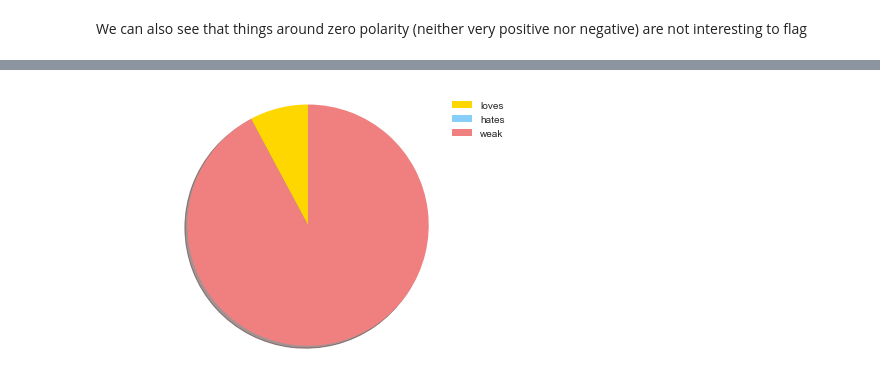
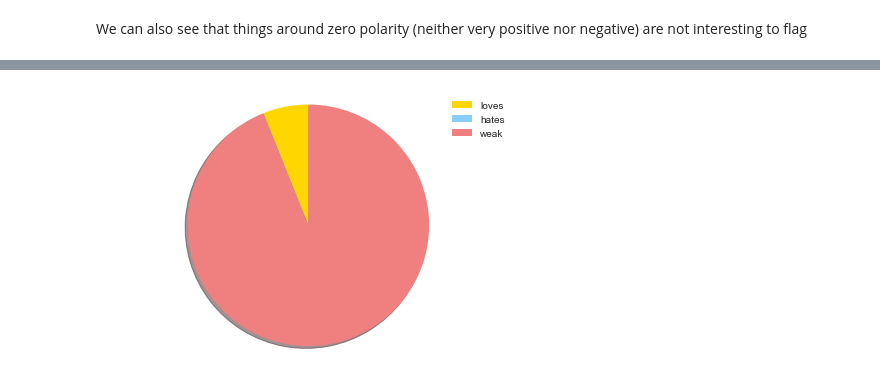
Before and after one commit to eschizoid/gov-cdmx-twitter-sentiment, a Jupyter notebook: visualization/nlptweets.ipynb, the cells around one changed output, grey strips where cells are left out. Drawn from its saved outputs; the diff is of its cells as text; code cells hidden in the pictures.

```diff
--- a/visualization/nlptweets.ipynb
+++ b/visualization/nlptweets.ipynb
@@ -162,14 +162,14 @@ weak 248
 # %%
 labels = ['loves', 'hates', 'weak']
-sizes = [23, 0, 271]
+sizes = [9, 0, 139]
 colors = ['gold', 'lightskyblue', 'lightcoral']
 patches, texts = plt.pie(sizes, colors=colors, shadow=True, startangle=90)
 plt.legend(patches, labels, loc="best")
 plt.axis('equal')
 plt.tight_layout()
 plt.show()
 # %% [output]
-[figure, old version]
+[figure, new version]
 # %%
 fig, ax= plt.subplots()
 ax.scatter(love.magnitude, love.score, s=120, c='purple', alpha=0.5)
```
Also changed, not shown: parts of 16 cells of this notebook, 12 other files.
